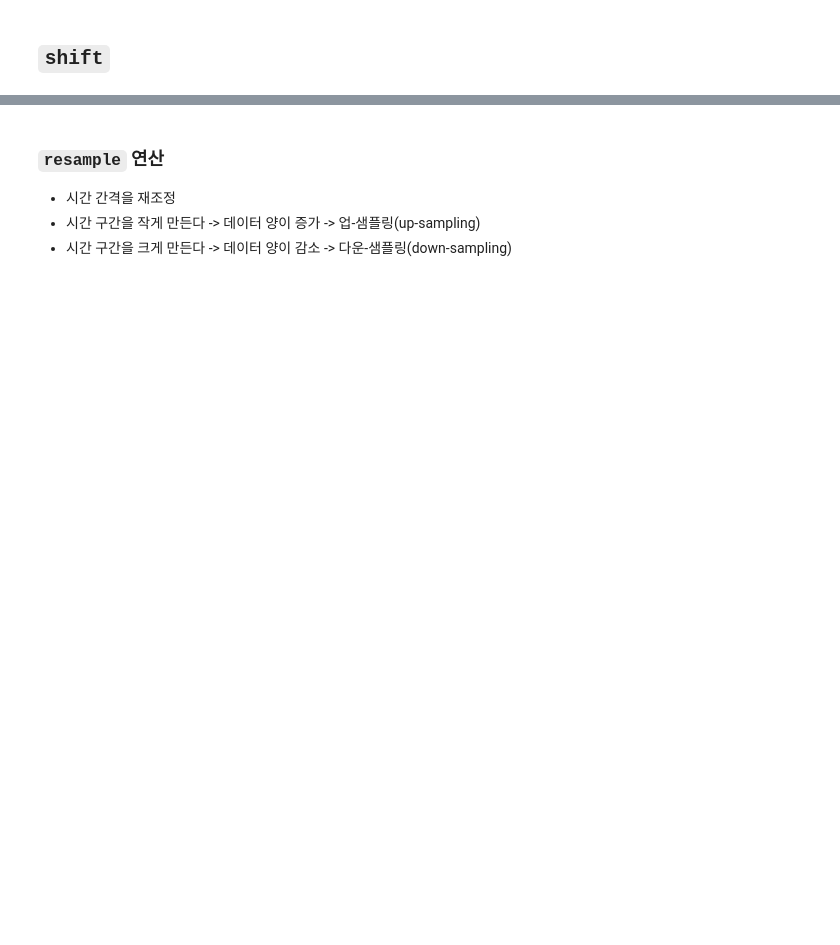
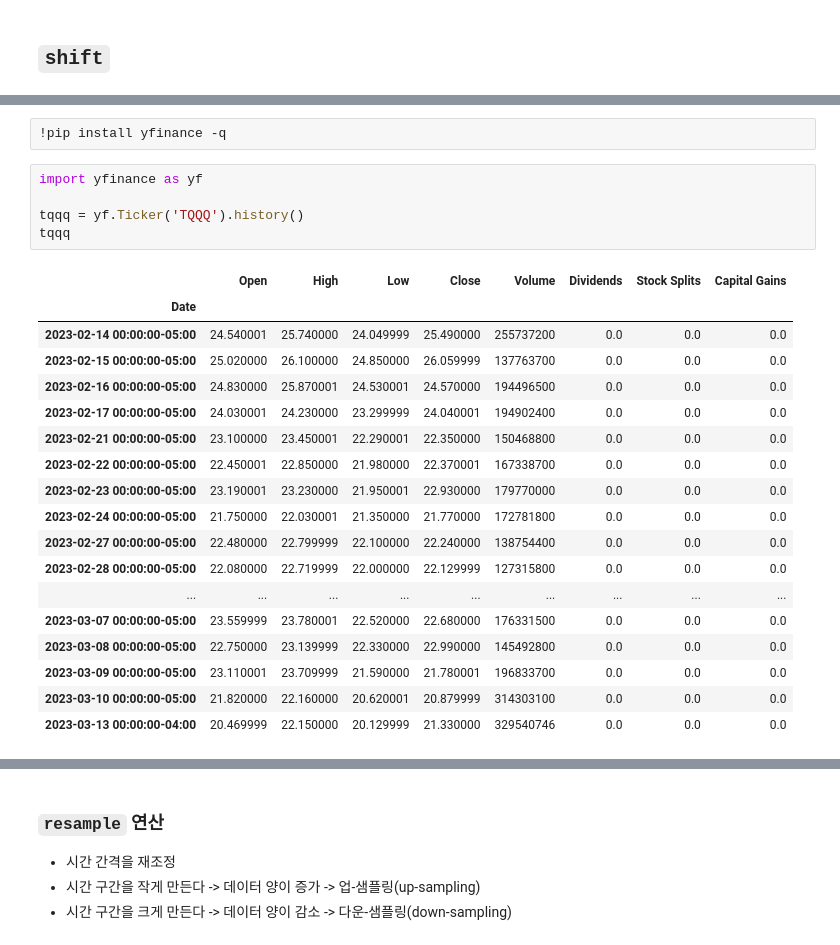
Before and after one commit to baejinu/DataAnalysis, a Jupyter notebook: CHOISEONGGU/공부자료/ch06_03_데이터프레임_심화_ChoiSG.ipynb, the cells around one changed output, grey strips where cells are left out. Saved outputs shown, nothing was run; the diff lists cells and outputs as text; blank space fills up the shorter version.

```diff
--- a/CHOISEONGGU/공부자료/ch06_03_데이터프레임_심화_ChoiSG.ipynb
+++ b/CHOISEONGGU/공부자료/ch06_03_데이터프레임_심화_ChoiSG.ipynb
@@ -885,0 +950,26 @@ dtype: float64
+# %%
+!pip install yfinance -q
+# %%
+import yfinance as yf
+
+tqqq = yf.Ticker('TQQQ').history()
+tqqq
+# %% [output]
+|  | Open | High | Low | Close | Volume | Dividends | Stock Splits | Capital Gains |
+| Date |  |  |  |  |  |  |  |  |
+| 2023-02-14 00:00:00-05:00 | 24.540001 | 25.740000 | 24.049999 | 25.490000 | 255737200 | 0.0 | 0.0 | 0.0 |
+| 2023-02-15 00:00:00-05:00 | 25.020000 | 26.100000 | 24.850000 | 26.059999 | 137763700 | 0.0 | 0.0 | 0.0 |
+| 2023-02-16 00:00:00-05:00 | 24.830000 | 25.870001 | 24.530001 | 24.570000 | 194496500 | 0.0 | 0.0 | 0.0 |
+| 2023-02-17 00:00:00-05:00 | 24.030001 | 24.230000 | 23.299999 | 24.040001 | 194902400 | 0.0 | 0.0 | 0.0 |
+| 2023-02-21 00:00:00-05:00 | 23.100000 | 23.450001 | 22.290001 | 22.350000 | 150468800 | 0.0 | 0.0 | 0.0 |
+| 2023-02-22 00:00:00-05:00 | 22.450001 | 22.850000 | 21.980000 | 22.370001 | 167338700 | 0.0 | 0.0 | 0.0 |
+| 2023-02-23 00:00:00-05:00 | 23.190001 | 23.230000 | 21.950001 | 22.930000 | 179770000 | 0.0 | 0.0 | 0.0 |
+| 2023-02-24 00:00:00-05:00 | 21.750000 | 22.030001 | 21.350000 | 21.770000 | 172781800 | 0.0 | 0.0 | 0.0 |
+| 2023-02-27 00:00:00-05:00 | 22.480000 | 22.799999 | 22.100000 | 22.240000 | 138754400 | 0.0 | 0.0 | 0.0 |
+| 2023-02-28 00:00:00-05:00 | 22.080000 | 22.719999 | 22.000000 | 22.129999 | 127315800 | 0.0 | 0.0 | 0.0 |
+| ... | ... | ... | ... | ... | ... | ... | ... | ... |
+| 2023-03-07 00:00:00-05:00 | 23.559999 | 23.780001 | 22.520000 | 22.680000 | 176331500 | 0.0 | 0.0 | 0.0 |
+| 2023-03-08 00:00:00-05:00 | 22.750000 | 23.139999 | 22.330000 | 22.990000 | 145492800 | 0.0 | 0.0 | 0.0 |
+| 2023-03-09 00:00:00-05:00 | 23.110001 | 23.709999 | 21.590000 | 21.780001 | 196833700 | 0.0 | 0.0 | 0.0 |
+| 2023-03-10 00:00:00-05:00 | 21.820000 | 22.160000 | 20.620001 | 20.879999 | 314303100 | 0.0 | 0.0 | 0.0 |
+| 2023-03-13 00:00:00-04:00 | 20.469999 | 22.150000 | 20.129999 | 21.330000 | 329540746 | 0.0 | 0.0 | 0.0 |
```
Also changed, not shown: parts of 95 cells of this notebook.
